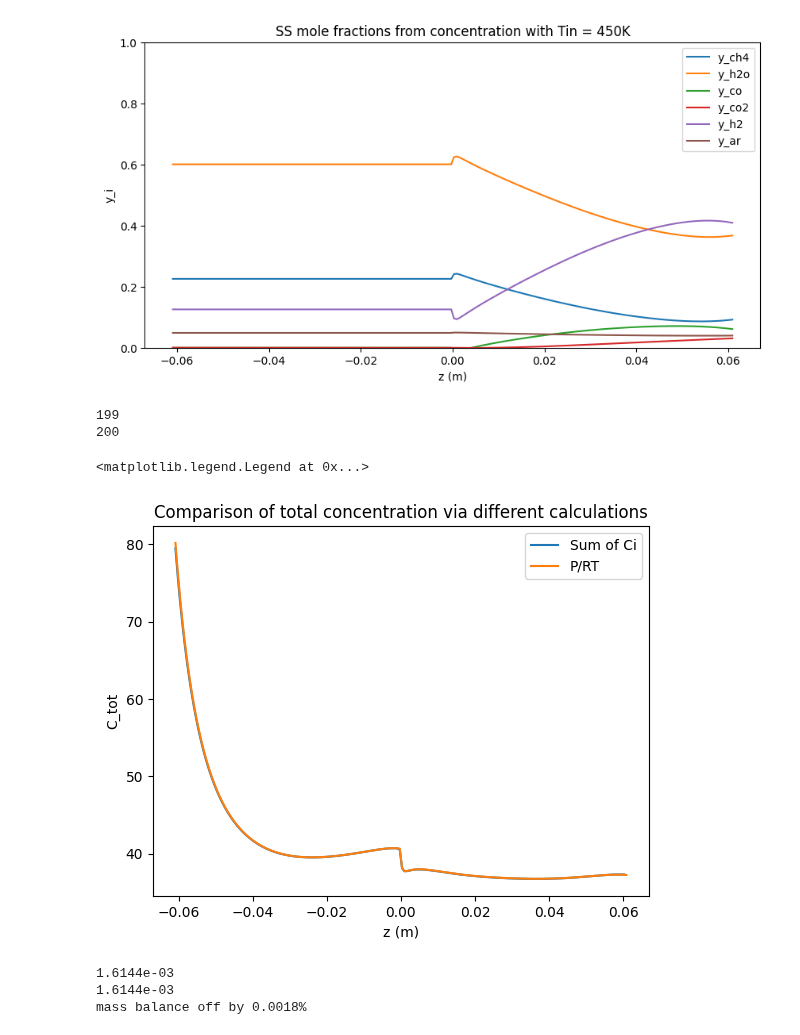
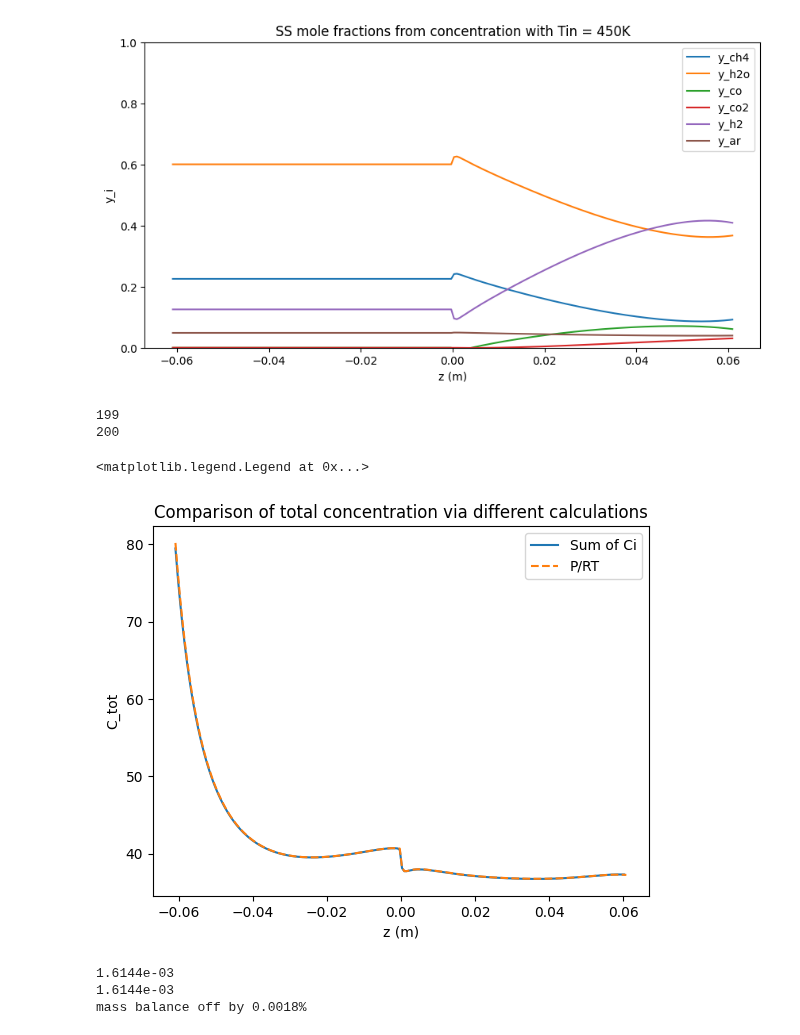
Before and after one commit to alexander-gbu/PMRModel, a Jupyter notebook: Scipy1DSSMatchingMolarBottomTempCont.ipynb, the cells around one changed output. Cells and saved outputs as stored; diff of their text form; code cells hidden in the pictures.

```diff
--- a/Scipy1DSSMatchingMolarBottomTempCont.ipynb
+++ b/Scipy1DSSMatchingMolarBottomTempCont.ipynb
@@ -289,21 +310,21 @@ plt.legend()
 # %%
 u = vfinal * A
 print(len(u))
 print(len(soln.y[0]))
 Csum = np.sum(soln.y[:6,:len(u)], axis = 0)/u
 
 T = soln.y[6]
 plt.plot(soln.x[:len(Csum)], Csum, label='Sum of Ci')
-plt.plot(soln.x, P/(Rgas * T), label='P/RT')
+plt.plot(soln.x, P/(Rgas * T), label='P/RT', linestyle='--')
 plt.xlabel('z (m)')
 plt.ylabel('C_tot')
 plt.title(f'Comparison of total concentration via different calculations')
 plt.legend()
 # %% [output]
 199
 200
 <matplotlib.legend.Legend at 0x...>
-[figure, old version]
+[figure, new version]
 # %%
 mf = np.dot(MM, soln.y[:6,-1])
 
```
Also changed, not shown: parts of 5 cells of this notebook, 2 other files.
